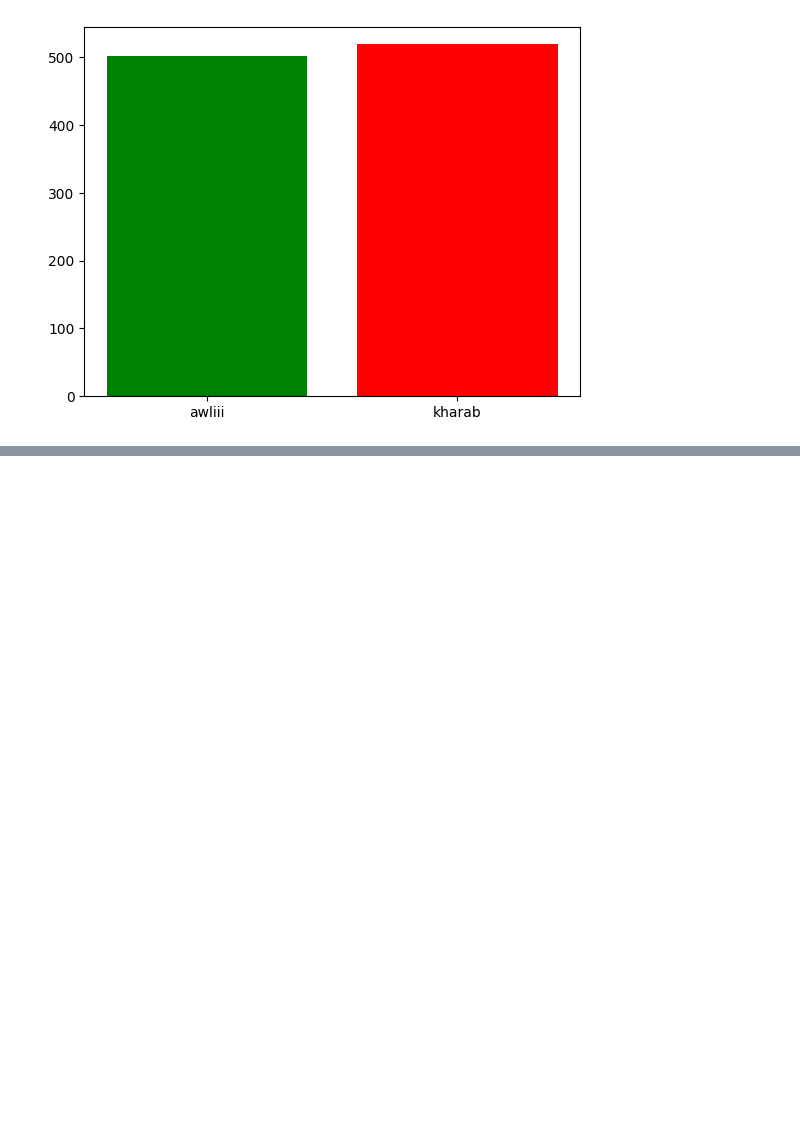
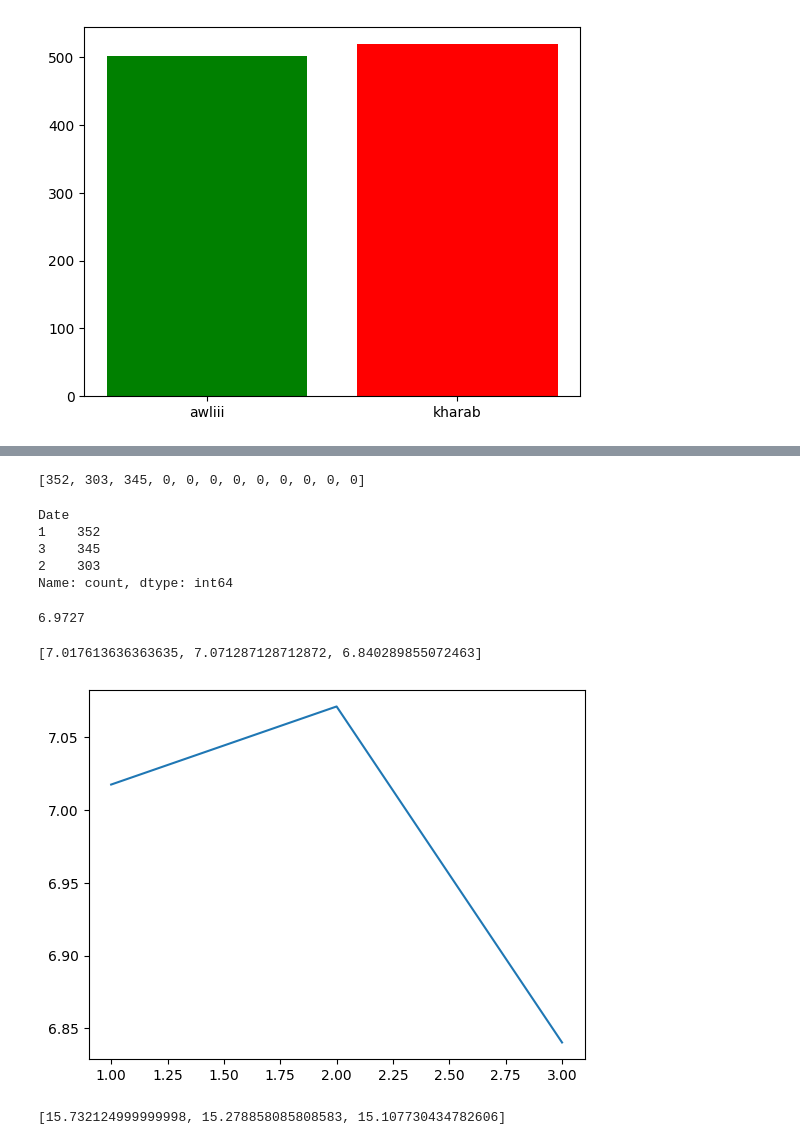
Before and after one commit to mlissabgii/1st, a Jupyter notebook: 1st.ipynb, the cells around one changed output, grey strips where cells are left out. Drawn from its saved outputs; the diff is of its cells as text; code cells hidden in the pictures; blank space fills up the shorter version.

```diff
--- a/1st.ipynb
+++ b/1st.ipynb
@@ -261,0 +307,4 @@ plt.show()
+# %%
+
+df["Date"]= df["Date"].apply(lambda i:i.split("/")[0])
+df
@@ -261,0 +325,48 @@ plt.show()
+# %%
+b=[]
+
+for i in range(1,12+1):
+    m=df[df["Date"]==str(i)]
+    b.append(len(m))
+b
+# %% [output]
+[352, 303, 345, 0, 0, 0, 0, 0, 0, 0, 0, 0]
+# %%
+df["Date"].value_counts()
+# %% [output]
+Date
+1    352
+3    345
+2    303
+Name: count, dtype: int64
+# %%
+df["Rating"].mean()
+# %% [output]
+6.9727
+# %%
+import matplotlib.pyplot as plt
+b=["wallet","cash","card"]
+d=[len(wallet),len(cash),len(card)]
+plt.bar(b,d,color=["black","green","blue"])
+plt.show()
+# %%
+b=[]
+for i in range(1,3+1):
+    d=df[df["Date"]==str(i)]["Rating"].mean()
+    b.append(d)
+b
+# %% [output]
+[7.017613636363635, 7.071287128712872, 6.840289855072463]
+# %%
+plt.plot([1,2,3],b)
+plt.show()
+# %% [output]
+[figure, added]
+# %%
+b=[]
+for i in range(1,3+1):
+    d=df[df["Date"]==str(i)]["Tax 5%"].mean()
+    b.append(d)
+b
+# %% [output]
+[15.732124999999998, 15.278858085808583, 15.107730434782606]
```
Also changed, not shown: parts of 8 cells of this notebook.
